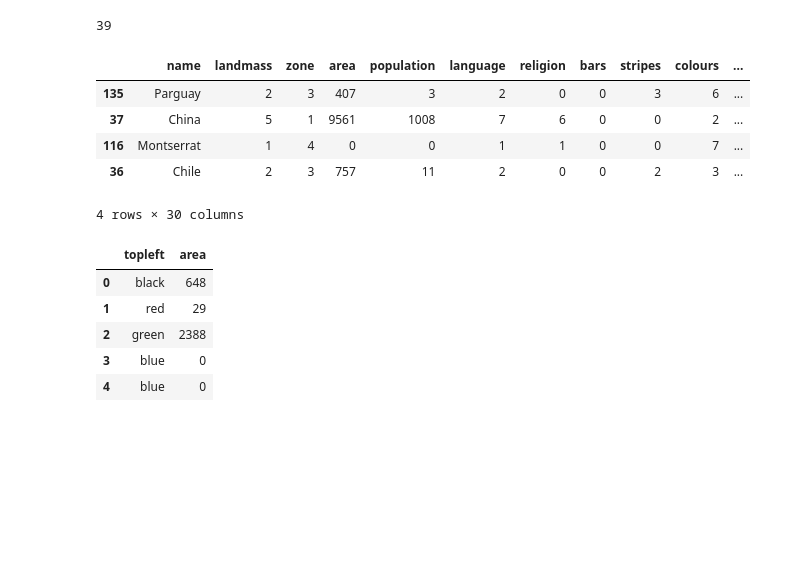
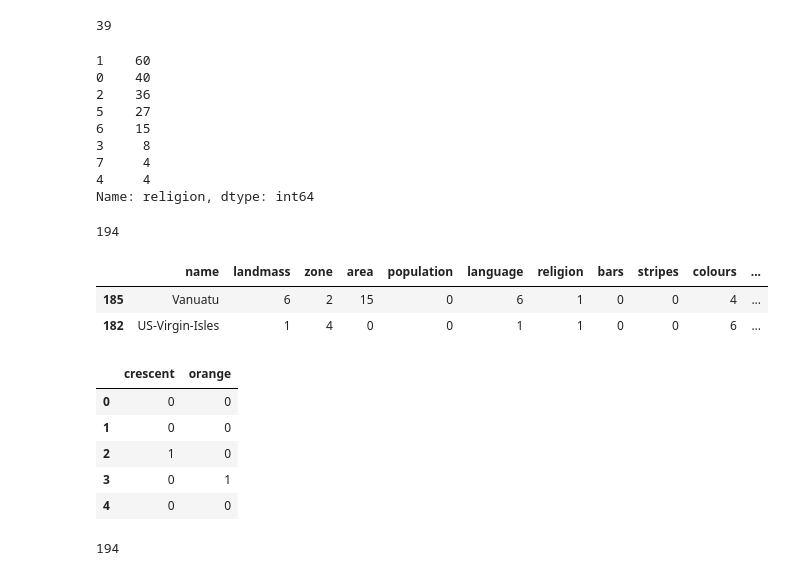
Before and after one commit to EinherjarSt/RandomForest, a Jupyter notebook: RandomForest.ipynb, the cells around one changed output. Drawn from its saved outputs; the diff is of its cells as text; code cells hidden in the pictures; blank space fills up the shorter version.

```diff
--- a/RandomForest.ipynb
+++ b/RandomForest.ipynb
@@ -35,3 +2,8 @@ nuevo
 import pandas as pd
 headers = ["name","landmass","zone","area","population","language","religion","bars","stripes","colours","red","green","blue","gold","white","black","orange","mainhue","circles","crosses","saltires","quarters","sunstars","crescent","triangle","icon","animate","text","topleft","botright"]
 tabla = pd.read_csv("resource/flag.data",names=headers)
+# %%
+pd.options.display.max_columns = 2000
+#pd.options.display.max_rows = 200
+
+tabla
@@ -66,21 +35,39 @@ tabla[(tabla["landmass"] == 5)]
 len(tabla[(tabla["landmass"] == 5)])
 # %% [output]
 39
+# %%
+tabla["religion"].value_counts()
+# %% [output]
+1    60
+0    40
+2    36
+5    27
+6    15
+3     8
+7     4
+4     4
+Name: religion, dtype: int64
+# %%
+len(tabla["religion"])
+# %% [output]
+194
 # %%
-tabla.sample(n=4)
+tabla.sample(n=2)
 # %% [output]
 |  | name | landmass | zone | area | population | language | religion | bars | stripes | colours | ... |
-| 135 | Parguay | 2 | 3 | 407 | 3 | 2 | 0 | 0 | 3 | 6 | ... |
-| 37 | China | 5 | 1 | 9561 | 1008 | 7 | 6 | 0 | 0 | 2 | ... |
-| 116 | Montserrat | 1 | 4 | 0 | 0 | 1 | 1 | 0 | 0 | 7 | ... |
-| 36 | Chile | 2 | 3 | 757 | 11 | 2 | 0 | 0 | 2 | 3 | ... |
+| 185 | Vanuatu | 6 | 2 | 15 | 0 | 6 | 1 | 0 | 0 | 4 | ... |
+| 182 | US-Virgin-Isles | 1 | 4 | 0 | 0 | 1 | 1 | 0 | 0 | 6 | ... |
-4 rows × 30 columns
 # %%
 tabla.sample(n=2, axis=1)[:5]
 # %% [output]
-|  | topleft | area |
-| 0 | black | 648 |
-| 1 | red | 29 |
-| 2 | green | 2388 |
-| 3 | blue | 0 |
-| 4 | blue | 0 |
+|  | crescent | orange |
+| 0 | 0 | 0 |
+| 1 | 0 | 0 |
+| 2 | 1 | 0 |
+| 3 | 0 | 1 |
+| 4 | 0 | 0 |
+# %%
+total = tabla["area"].count()
+total
+# %% [output]
+194
```
Also changed, not shown: parts of 29 cells of this notebook, 2 other files.
